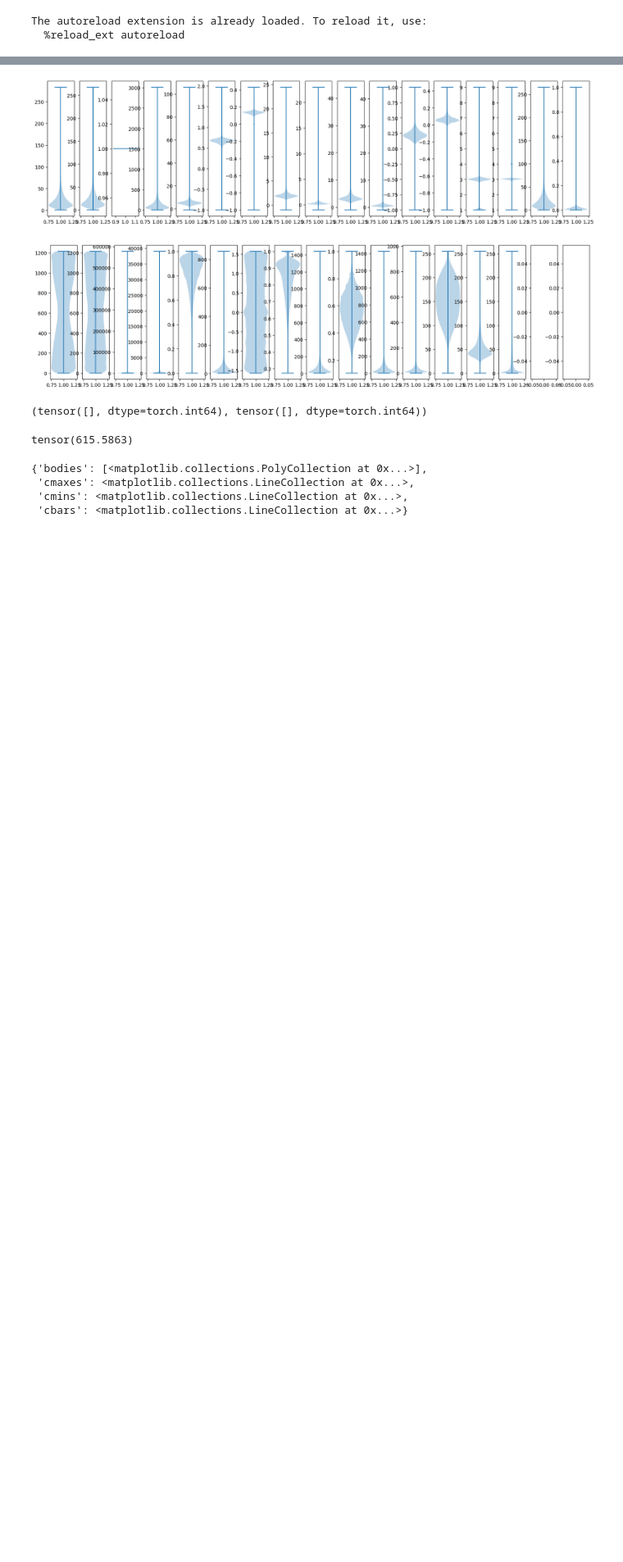
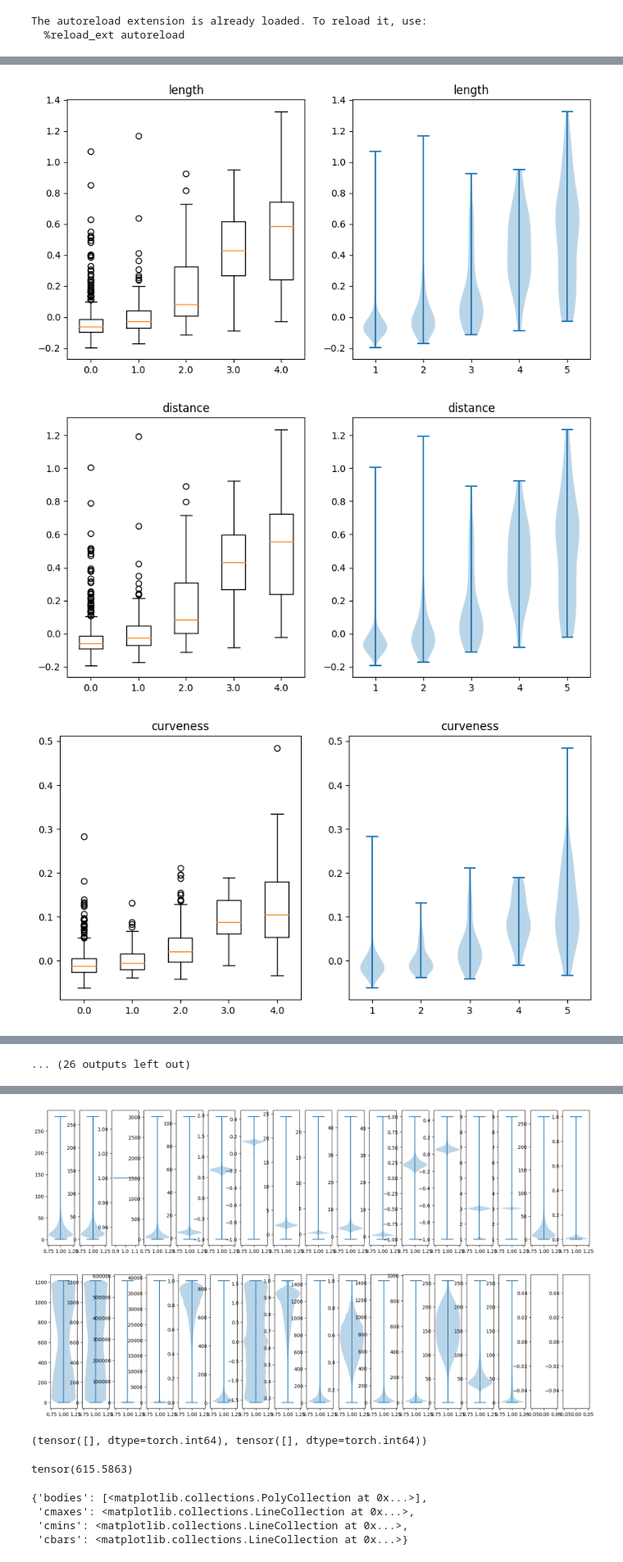
Before and after one commit to luxtu/graphs_in_ophthalmology, a Jupyter notebook: notebooks/graph_feature_explore.ipynb, the cells around one changed output, grey strips where cells are left out. Shown at 82% size. Saved outputs shown, nothing was run; the diff lists cells and outputs as text; code cells hidden in the pictures; blank space fills up the shorter version.

```diff
--- a/notebooks/graph_feature_explore.ipynb
+++ b/notebooks/graph_feature_explore.ipynb
@@ -38,0 +301,39 @@ test_dataset = hetero_graph_loader.HeteroGraphLoaderTorch(vessel_graph_path,
+# %%
+# boxplot for a highly correlated feature on the x axis and the label on the y axis
+
+# get the index of the feature
+feature_idx = 1
+feature_name = features_label_dict["graph_1"][feature_idx]
+
+# get the feature values for all graphs
+feature_values = graph_1_corr[:, feature_idx].numpy()
+label_values = graph_1_corr[:, -1].numpy()
+
+def plot_boxplot(feature_values, label_values, feature_name):
+    # group the feature values by label
+    grouped_data = [feature_values[label_values == label] for label in set(label_values)]
+
+    # plot the boxplot
+    fig, ax = plt.subplots(1, 2, figsize=(10, 5))
+    ax[0].boxplot(grouped_data, labels=set(label_values))
+    ax[0].set_title(feature_name)
+    ax[1].violinplot(grouped_data)
+    ax[1].set_title(feature_name)
+    plt.show()
+    plt.close()
+
+for idx in range(len(features_label_dict["graph_1"])):
+    feature_name = features_label_dict["graph_1"][idx]
+    feature_values = graph_1_corr[:, idx].numpy()
+    plot_boxplot(feature_values, label_values, feature_name)
+
+# plot for graph 2 features
+
+for idx in range(len(features_label_dict["graph_2"])):
+    feature_name = features_label_dict["graph_2"][idx]
+    feature_values = graph_2_corr[:, idx].numpy()
+    plot_boxplot(feature_values, label_values, feature_name)
+# %% [output]
+[figure, added]
+[figure, added]
+[figure, added]
@@ -38,0 +349 @@ test_dataset = hetero_graph_loader.HeteroGraphLoaderTorch(vessel_graph_path,
+... (26 outputs left out)
```
Also changed, not shown: parts of 8 cells of this notebook.
